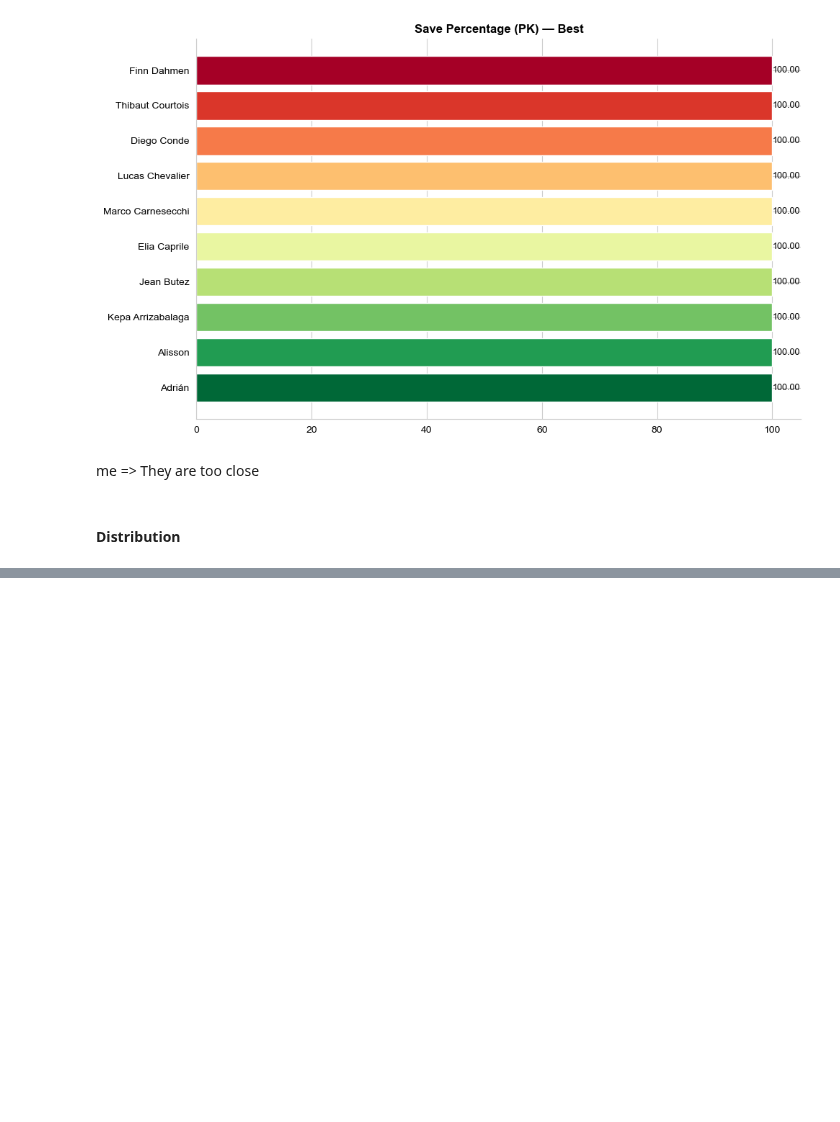
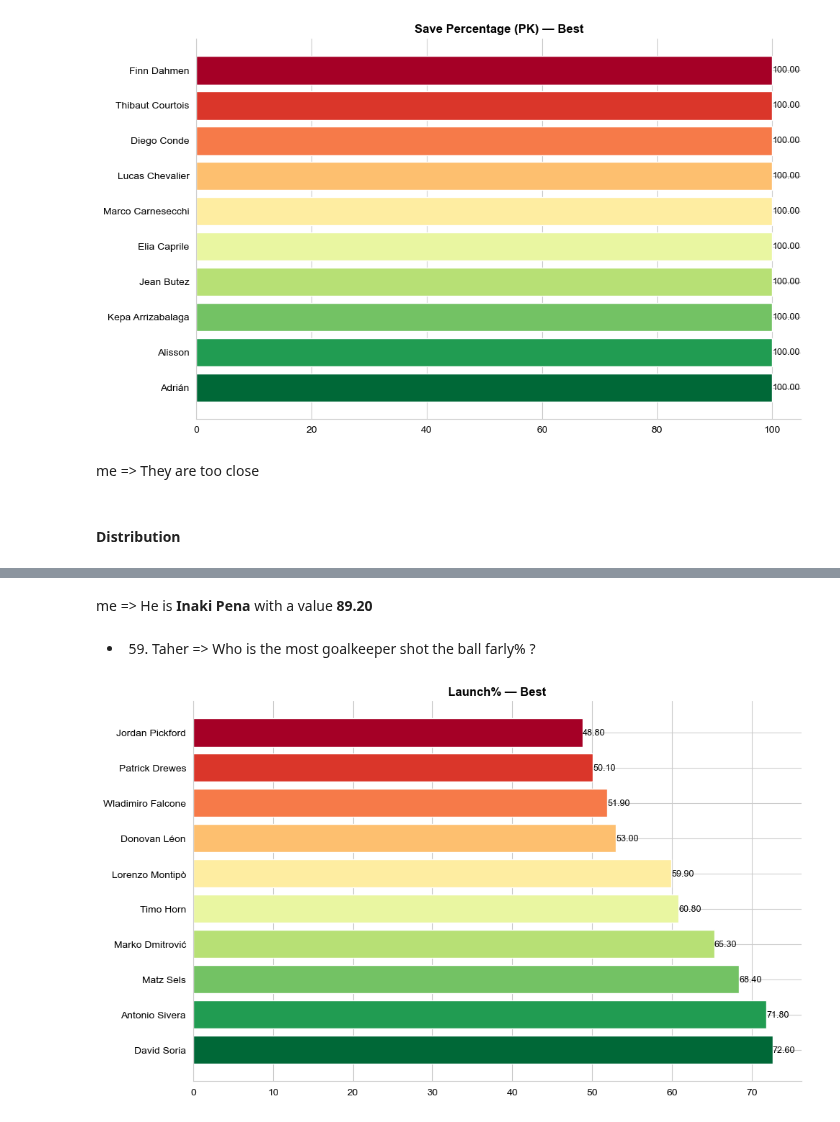
Before and after one commit to MoustafaMohamedMahmoud/Football, a Jupyter notebook: Football_Python_Notebook.ipynb, the cells around one changed output, grey strips where cells are left out. Saved outputs shown, nothing was run; the diff lists cells and outputs as text; code cells hidden in the pictures; blank space fills up the shorter version.

```diff
--- a/Football_Python_Notebook.ipynb
+++ b/Football_Python_Notebook.ipynb
@@ -1274,0 +1265,8 @@ me => They are too close
+# %% [markdown]
+me => He is **Inaki Pena** with a value **89.20**
+# %% [markdown]
+- 59. Taher => Who is the most goalkeeper shot the ball farly% ?
+# %%
+Print_Player_Bar_Chart_Best('Launch%', goalkeepers)
+# %% [output]
+[figure, added]
```
Also changed, not shown: parts of 34 cells of this notebook.
